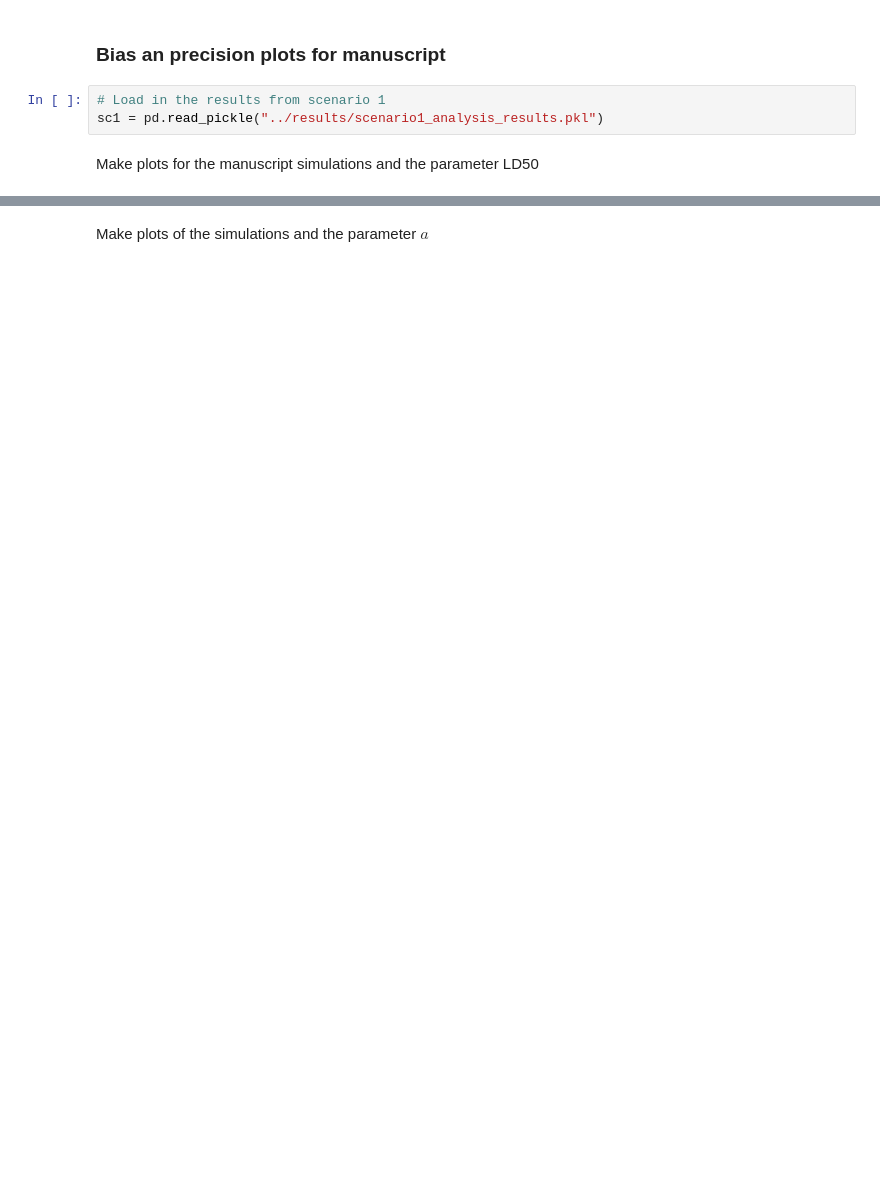
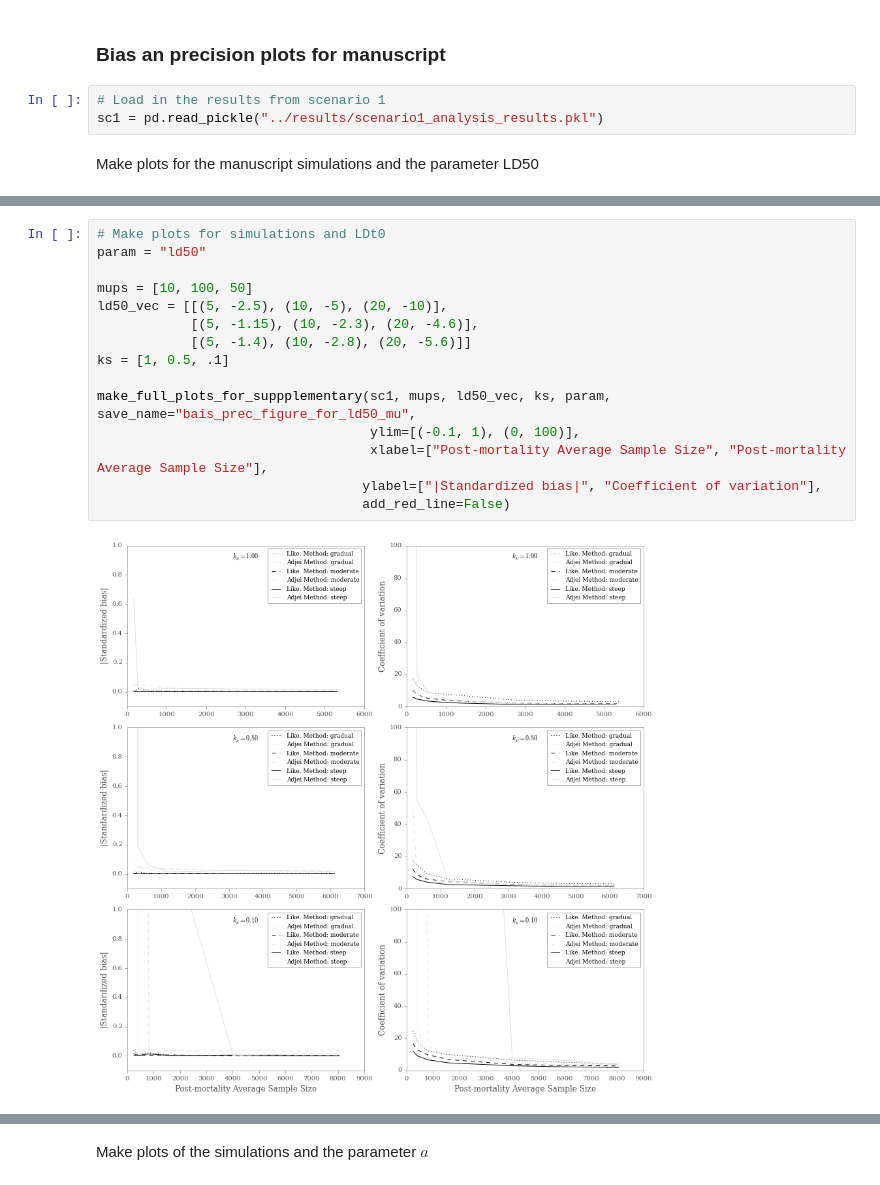
Before and after one commit to mqwilber/parasite_mortality, a Jupyter notebook: code/manuscript_plots.ipynb, the cells around one changed output, grey strips where cells are left out. Saved outputs shown, nothing was run; the diff lists cells and outputs as text; blank space fills up the shorter version.

```diff
--- a/code/manuscript_plots.ipynb
+++ b/code/manuscript_plots.ipynb
@@ -112,0 +160,17 @@ for l, mup in enumerate(mups):
+# %%
+# Make plots for simulations and LDt0
+param = "ld50"
+
+mups = [10, 100, 50]
+ld50_vec = [[(5, -2.5), (10, -5), (20, -10)],
+            [(5, -1.15), (10, -2.3), (20, -4.6)],
+            [(5, -1.4), (10, -2.8), (20, -5.6)]]
+ks = [1, 0.5, .1]
+
+make_full_plots_for_suppplementary(sc1, mups, ld50_vec, ks, param, save_name="bais_prec_figure_for_ld50_mu",
+                                   ylim=[(-0.1, 1), (0, 100)],
+                                   xlabel=["Post-mortality Average Sample Size", "Post-mortality Average Sample Size"],
+                                  ylabel=["|Standardized bias|", "Coefficient of variation"],
+                                  add_red_line=False)
+# %% [output]
+[figure, added]
```
Also changed, not shown: parts of 17 cells of this notebook, 23 other files.
